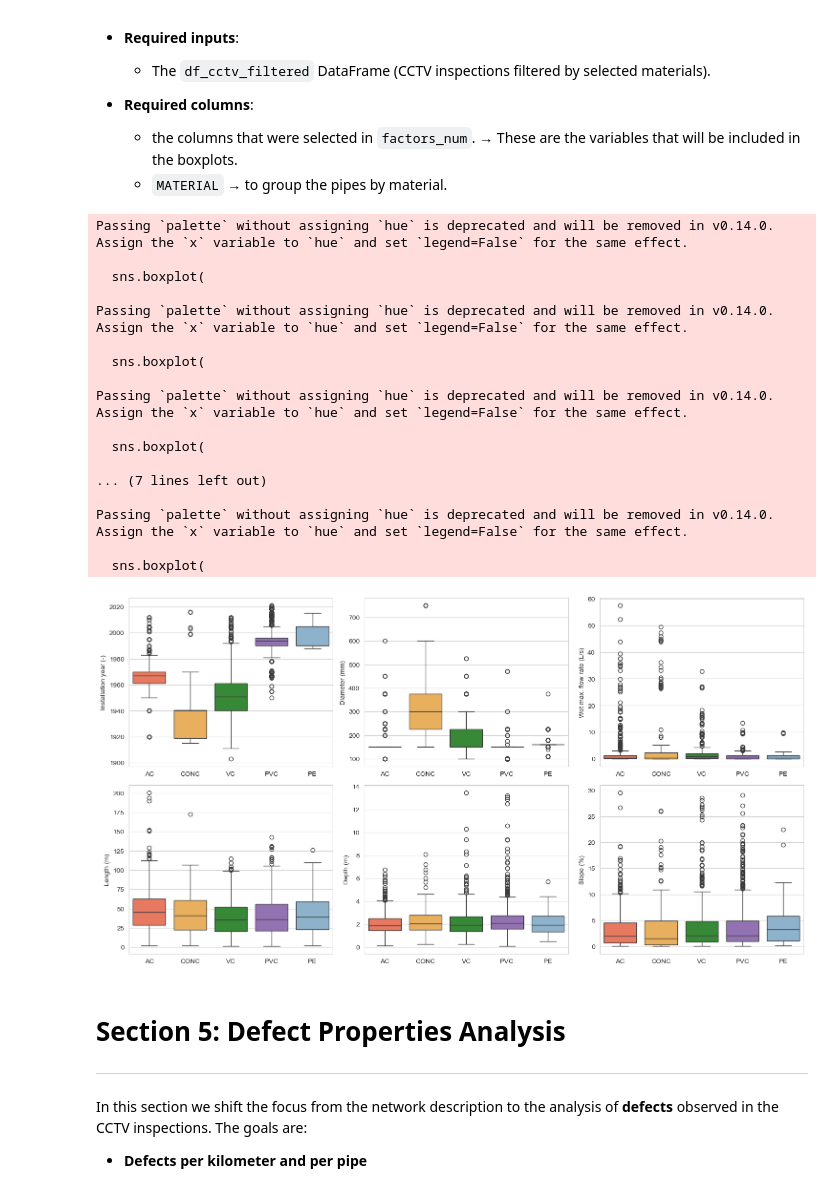
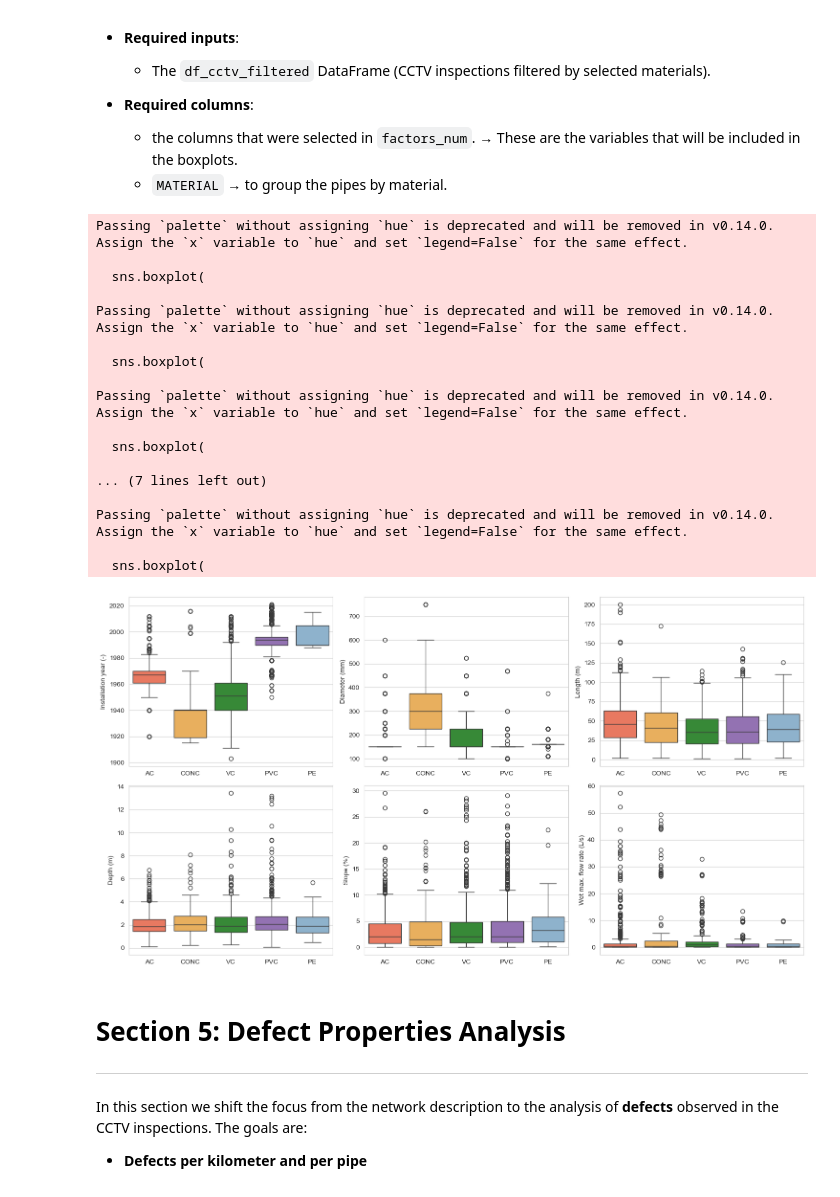
Before and after one commit to jher924/Defect_Analysis_in_Urban_Drainage_Systems, a Jupyter notebook: DEFECT_SEWER_ANALYSIS_V2.ipynb, the cells around one changed output. Drawn from its saved outputs; the diff is of its cells as text; code cells hidden in the pictures.

```diff
--- a/DEFECT_SEWER_ANALYSIS_V2.ipynb
+++ b/DEFECT_SEWER_ANALYSIS_V2.ipynb
@@ -1565,26 +1565,26 @@ def plot_boxplots_grid(df, factors_num, group_col="MATERIAL"):
     plt.savefig(output_dir / "2.Boxplots.png", dpi=200, bbox_inches="tight")
     plt.show()
 # %%
-plot_boxplots_grid(df_cctv_filtered, factors_num, group_col="MATERIAL")
+plot_boxplots_grid(df_cctv_filtered, [col for col in factors_num if col != 'FLOW_DRY_MAX'], group_col="MATERIAL")
 # %% [output]
 Passing `palette` without assigning `hue` is deprecated and will be removed in v0.14.0. Assign the `x` variable to `hue` and set `legend=False` for the same effect.
 
   sns.boxplot(
 
 Passing `palette` without assigning `hue` is deprecated and will be removed in v0.14.0. Assign the `x` variable to `hue` and set `legend=False` for the same effect.
 
   sns.boxplot(
 
 Passing `palette` without assigning `hue` is deprecated and will be removed in v0.14.0. Assign the `x` variable to `hue` and set `legend=False` for the same effect.
 
   sns.boxplot(
 
 ... (7 lines left out)
 
 Passing `palette` without assigning `hue` is deprecated and will be removed in v0.14.0. Assign the `x` variable to `hue` and set `legend=False` for the same effect.
 
   sns.boxplot(
-[figure, old version]
+[figure, new version]
 # %% [markdown]
 # Section 5: Defect Properties Analysis
 __________________
```
